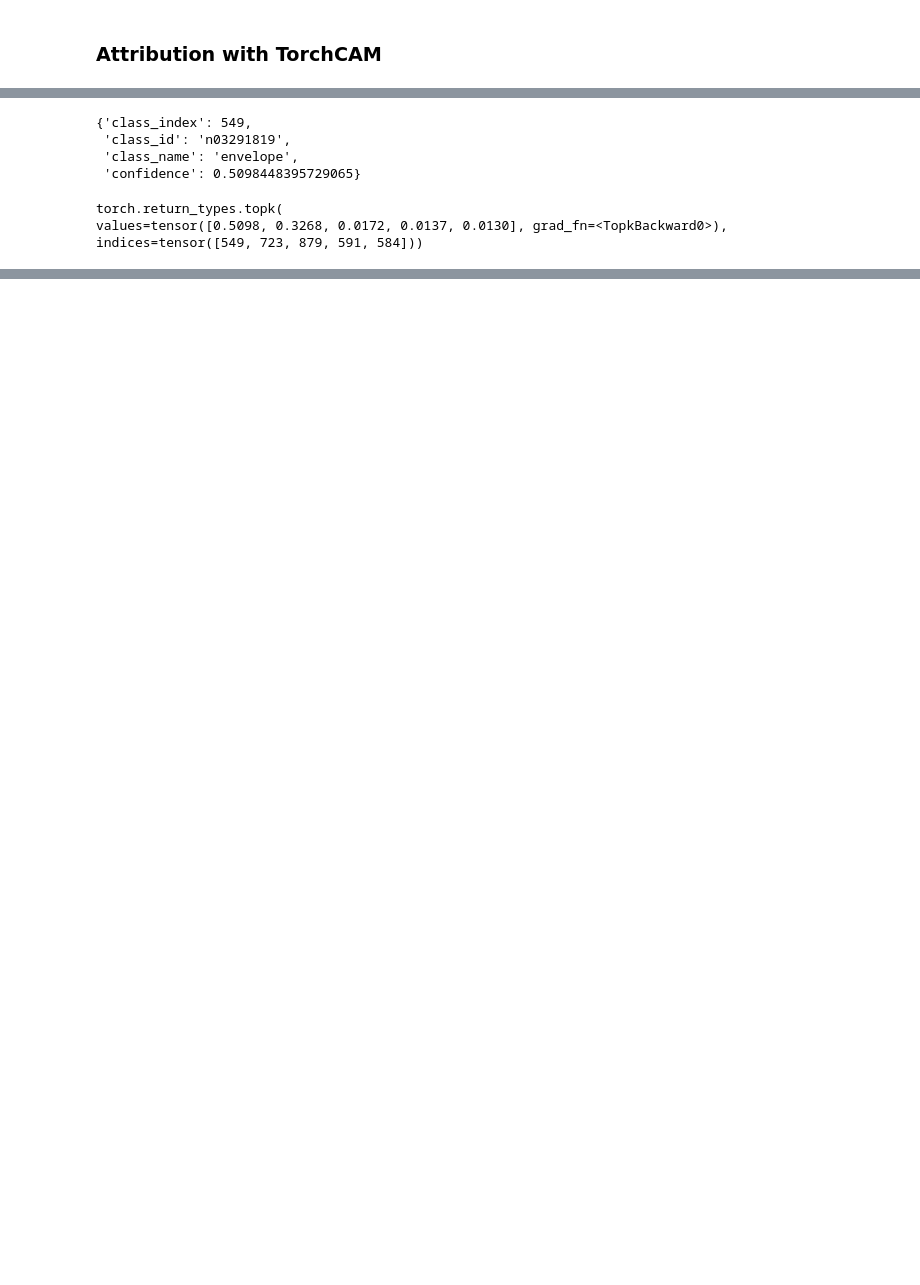
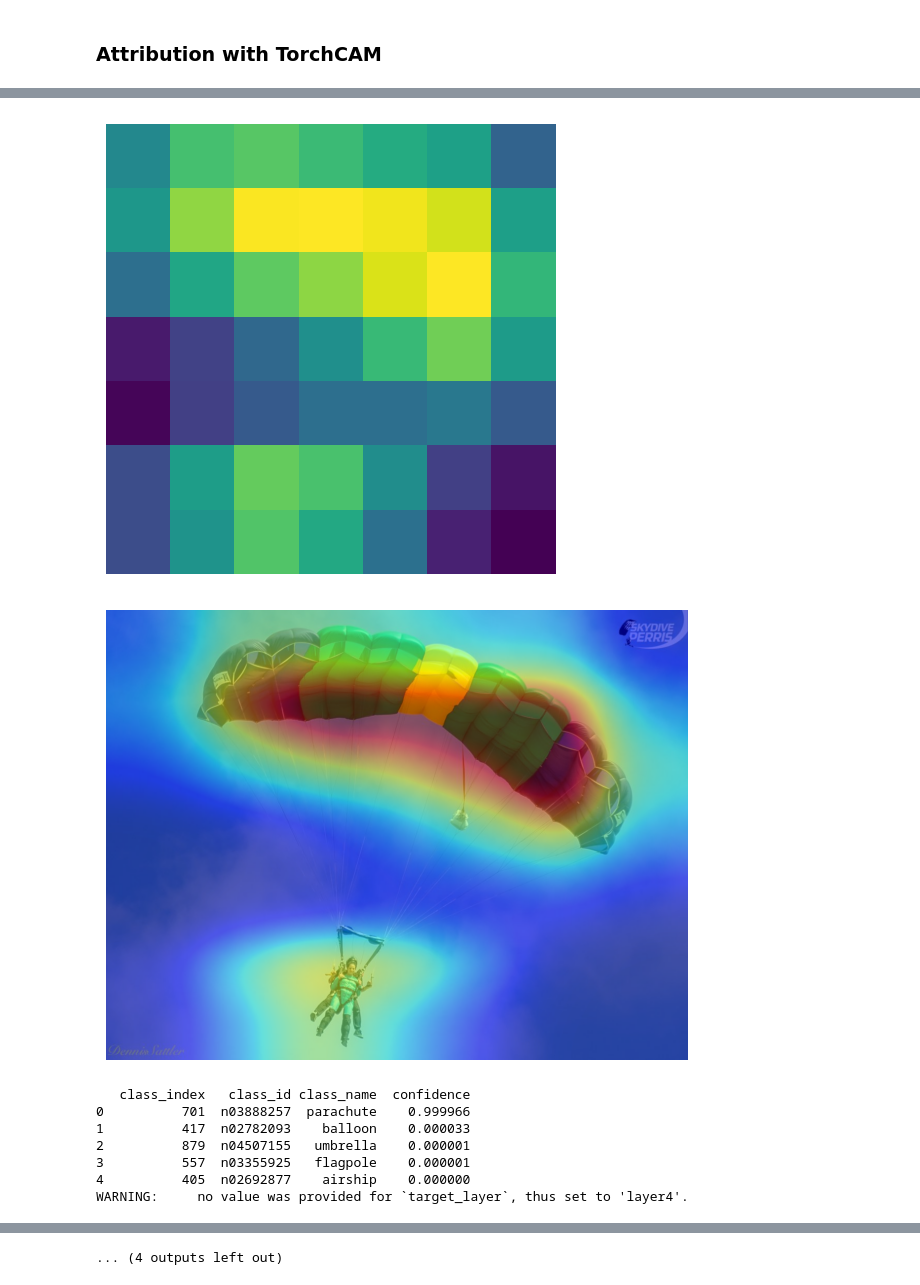
Before and after one commit to philipforsting/MachineLearning_Labb2_CNN, a Jupyter notebook: Experiment.ipynb, the cells around one changed output, grey strips where cells are left out. Drawn from its saved outputs; the diff is of its cells as text; code cells hidden in the pictures; blank space fills up the shorter version.

```diff
--- a/Experiment.ipynb
+++ b/Experiment.ipynb
@@ -108,20 +92,35 @@ def predict_class(output_tensor: torch.Tensor, class_index_path: str) -> dict:
-# %%
-model.eval()
-batch = preprocess(img).unsqueeze(0)
-prediction = model(batch).squeeze(0).softmax(0)
-# %%
-predict_class(prediction.detach(), "data/imagenet_class_index.json")
-# %% [output]
-{'class_index': 549,
- 'class_id': 'n03291819',
- 'class_name': 'envelope',
- 'confidence': 0.5098448395729065}
-# %%
-
-probs = out.squeeze(0).softmax(0)
-top5 = torch.topk(probs, 5)
-top5
-# %% [output]
-torch.return_types.topk(
-values=tensor([0.5098, 0.3268, 0.0172, 0.0137, 0.0130], grad_fn=<TopkBackward0>),
-indices=tensor([549, 723, 879, 591, 584]))
+# %%
+def ImageClassificator(model, preprocess, image_path, target_class):
+    img, out, activation_map = Preprocess(model, preprocess, image_path, target_class)
+    ShowActivationMap(activation_map)
+    ShowOverlayMask(img, activation_map)
+
+    prediction = out.squeeze(0).softmax(0)
+    print(predict_class(prediction.detach(), "data/imagenet_class_index.json"))
+# %%
+weights = get_model_weights("resnet18").DEFAULT
+model = get_model("resnet18", weights=weights).eval()
+preprocess = weights.transforms()
+
+
+image_path = "data/parachute.jpg"
+target_class = 701 # parachute
+ImageClassificator(model, preprocess, image_path, target_class)
+
+image_path = "data/kite.webp"
+target_class = None
+ImageClassificator(model, preprocess, image_path, target_class)
+
+image_path = "data/kite.webp"
+target_class = 417  #baloon
+ImageClassificator(model, preprocess, image_path, target_class)
+
+image_path = "data/kite.webp"
+target_class = 417  #baloon
+ImageClassificator(model, preprocess, image_path, target_class)
+
+
+image_path = "data/kiteparachute.jpg"
+target_class = 417  #baloon
+ImageClassificator(model, preprocess, image_path, target_class)
+# %% [output]
@@ -127,0 +128,9 @@ indices=tensor([549, 723, 879, 591, 584]))
+[figure, added]
+[figure, added]
+   class_index   class_id class_name  confidence
+0          701  n03888257  parachute    0.999966
+1          417  n02782093    balloon    0.000033
+2          879  n04507155   umbrella    0.000001
+3          557  n03355925   flagpole    0.000001
+4          405  n02692877    airship    0.000000
+WARNING:     no value was provided for `target_layer`, thus set to 'layer4'.
@@ -127,0 +157 @@ indices=tensor([549, 723, 879, 591, 584]))
+... (4 outputs left out)
```
Also changed, not shown: parts of 9 cells of this notebook.
